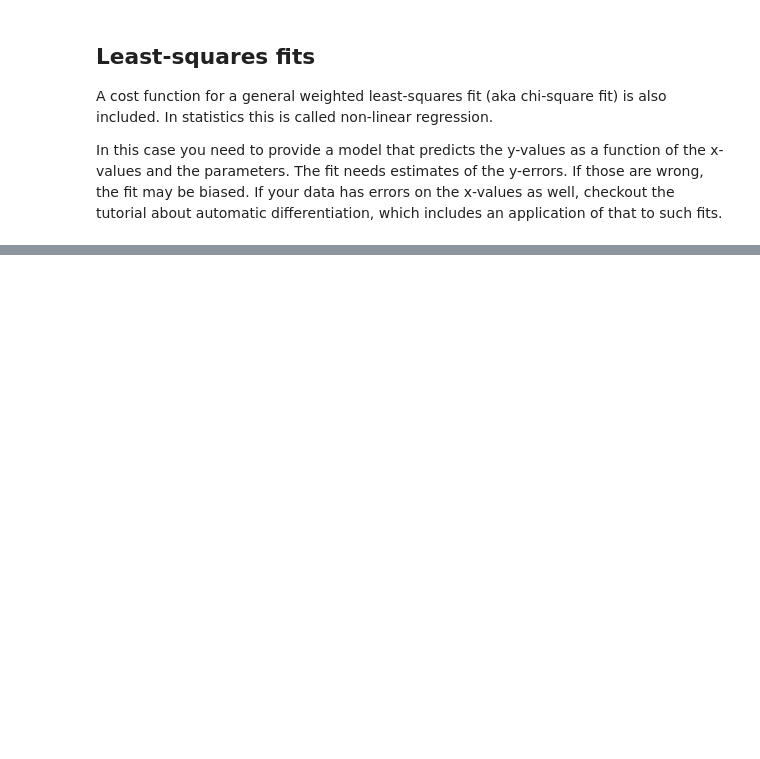
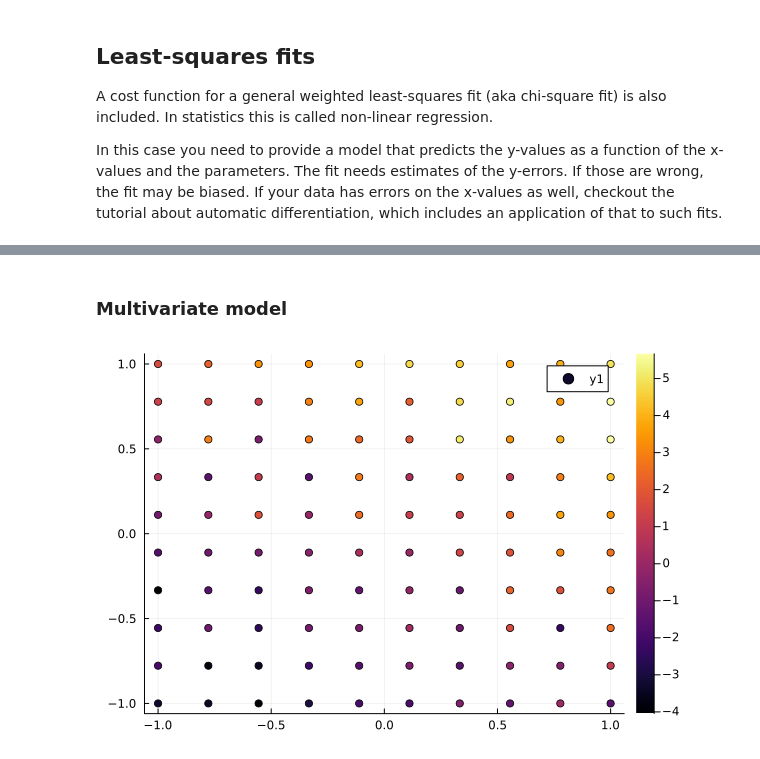
Before and after one commit to JuliaHEP/Minuit2.jl, a Jupyter notebook: examples/costfunctions.ipynb, the cells around one changed output, grey strips where cells are left out. Cells and saved outputs as stored; diff of their text form; code cells hidden in the pictures; blank space fills up the shorter version.

```diff
--- a/examples/costfunctions.ipynb
+++ b/examples/costfunctions.ipynb
@@ -47,2 +49,27 @@ m1.parameters
 └───┴──────┴─────────┴─────────────┴────────┴────────┴────────┴────────┴────────
                                                                 1 column omitted
+# %% [markdown]
+### Multivariate model
+# %%
+function model2(xy, a, bx, by)
+    x, y = xy
+    return a + bx * x + by * y
+end
+
+function model2_grad(xy, a, bx, by)
+    x, y = xy
+    return [1, x, y]
+end
+
+# generate a regular grid in x and y
+xy = [(x,y) for x in range(-1.,1.,10) for y in range(-1.,1.,10)]
+
+# model truth
+zt = model2.(xy, 1, 2, 3)
+
+zerror = 1.
+z = zt .+ zerror .* randn(length(xy))
+
+scatter(xy, zcolor=z)
+# %% [output]
+[figure, added]
```
Also changed, not shown: parts of 12 cells of this notebook, 3 other files.
